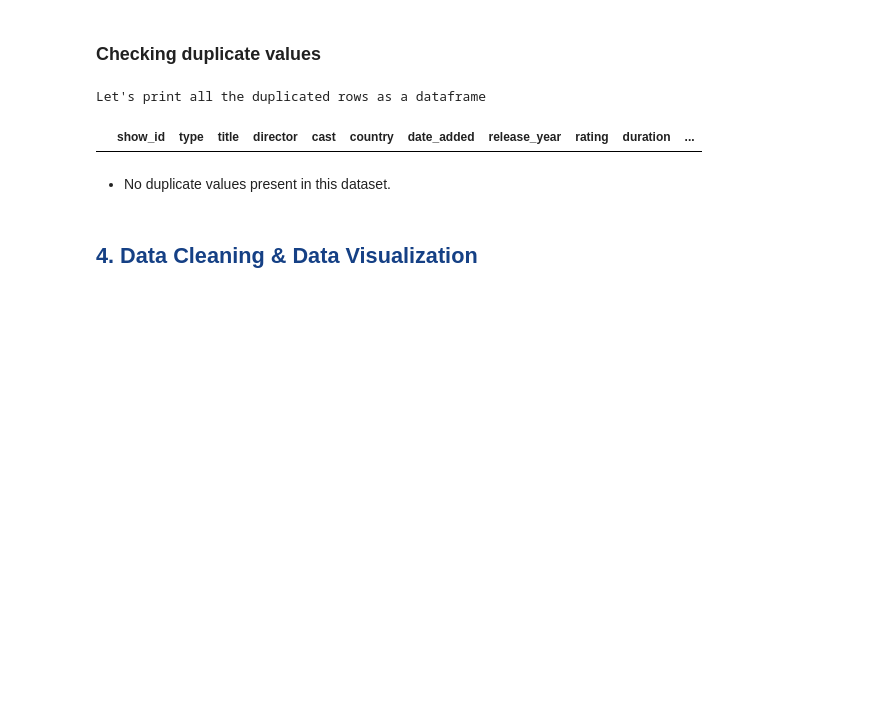
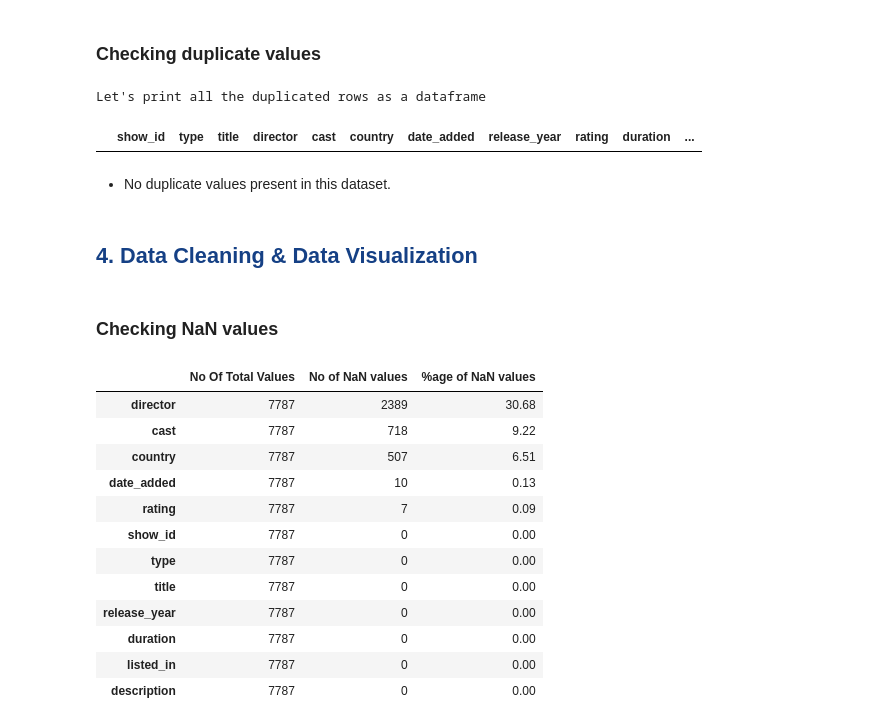
Before and after one commit to Ksangi/Netflix_Movies_And_Tv_Shows_Clustering, a Jupyter notebook: Netflix_Movies_And_Tv_Shows_Clustering.ipynb, the cells around one changed output. Drawn from its saved outputs; the diff is of its cells as text; code cells hidden in the pictures; blank space fills up the shorter version.

```diff
--- a/Netflix_Movies_And_Tv_Shows_Clustering.ipynb
+++ b/Netflix_Movies_And_Tv_Shows_Clustering.ipynb
@@ -110,3 +110,23 @@ Let's print all the duplicated rows as a dataframe
 * No duplicate values present in this dataset.
 # %% [markdown]
 ##  <font size="+2" color='#154085'> <b>4. Data Cleaning & Data Visualization
+# %% [markdown]
+###  Checking NaN values
+# %%
+NaN_Checker = pd.DataFrame({"No Of Total Values": df.shape[0] , "No of NaN values": df.isnull().sum(),
+                    "%age of NaN values" : round((df.isnull().sum()/ df.shape[0])*100 , 2) })
+NaN_Checker.sort_values("No of NaN values" , ascending = False)
+# %% [output]
+|  | No Of Total Values | No of NaN values | %age of NaN values |
+| director | 7787 | 2389 | 30.68 |
+| cast | 7787 | 718 | 9.22 |
+| country | 7787 | 507 | 6.51 |
+| date_added | 7787 | 10 | 0.13 |
+| rating | 7787 | 7 | 0.09 |
+| show_id | 7787 | 0 | 0.00 |
+| type | 7787 | 0 | 0.00 |
+| title | 7787 | 0 | 0.00 |
+| release_year | 7787 | 0 | 0.00 |
+| duration | 7787 | 0 | 0.00 |
+| listed_in | 7787 | 0 | 0.00 |
+| description | 7787 | 0 | 0.00 |
```
Also changed, not shown: parts of 22 cells of this notebook.
